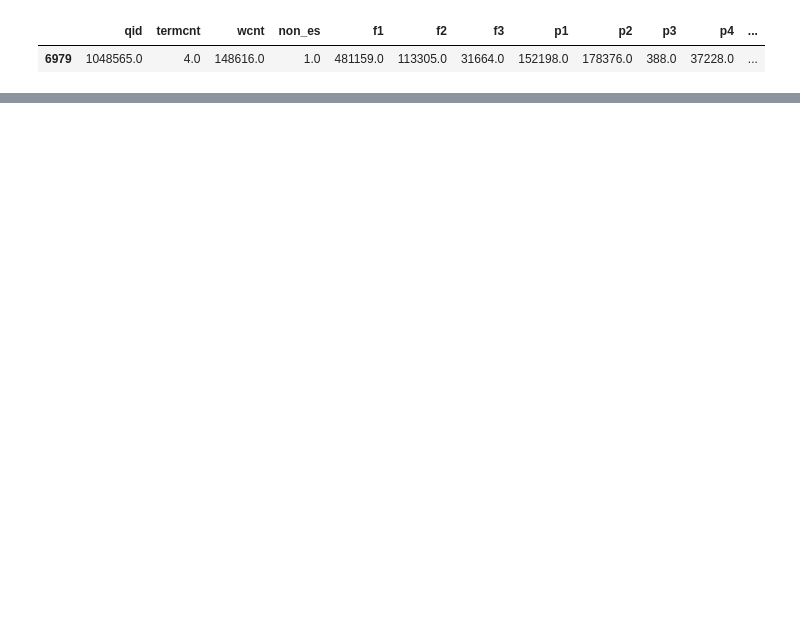
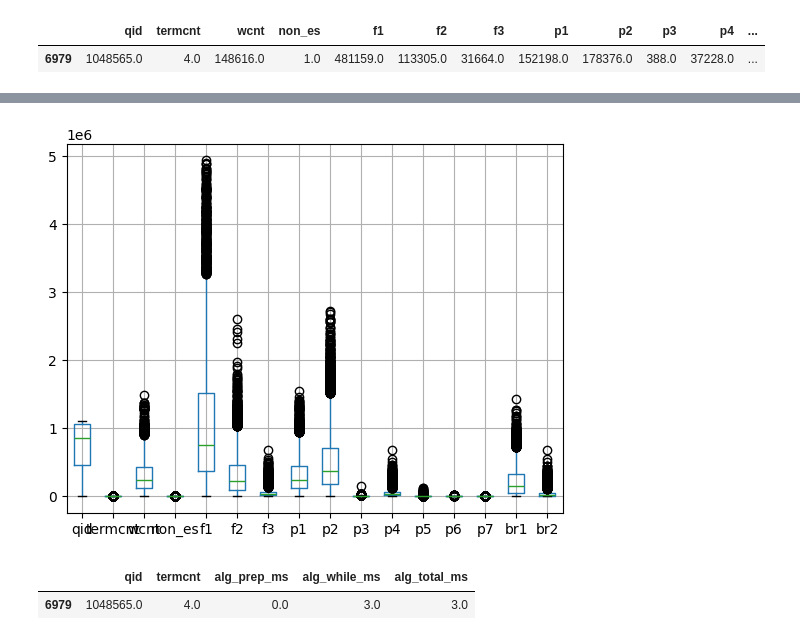
Before and after one commit to po-oya/pisa, a Jupyter notebook: analysis/data_collection.ipynb, the cells around one changed output, grey strips where cells are left out. Cells and saved outputs as stored; diff of their text form; code cells hidden in the pictures; blank space fills up the shorter version.

```diff
--- a/analysis/data_collection.ipynb
+++ b/analysis/data_collection.ipynb
@@ -40,0 +44,2 @@ df.boxplot(column=df_cols[2:])
+# %%
+df_filtered = df[(np.abs(stats.zscore(df["f1"])) < 3)]
@@ -40,0 +50,28 @@ df.boxplot(column=df_cols[2:])
+# %%
+df_cols = df.columns.to_list()
+
+
+df_filtered.boxplot()
+plt.show()
+# %% [output]
+[figure, added]
+# %%
+# Read the file and parse each line
+file_path = "./logs/level_5_small_timings.trec"  # Replace with your file path
+data = []
+
+with open(file_path, 'r') as file:
+    for line in file:
+        if line.strip():  # Skip empty lines
+            parsed_data = parse_line(line)
+            data.append(parsed_data)
+
+# Create DataFrame
+dft = pd.DataFrame(data)
+
+# dft = dft.set_index("qid")
+# Display the DataFrame
+dft.iloc[[-1]]
+# %% [output]
+|  | qid | termcnt | alg_prep_ms | alg_while_ms | alg_total_ms |
+| 6979 | 1048565.0 | 4.0 | 0.0 | 3.0 | 3.0 |
```
Also changed, not shown: parts of 32 cells of this notebook, 1 other file.
